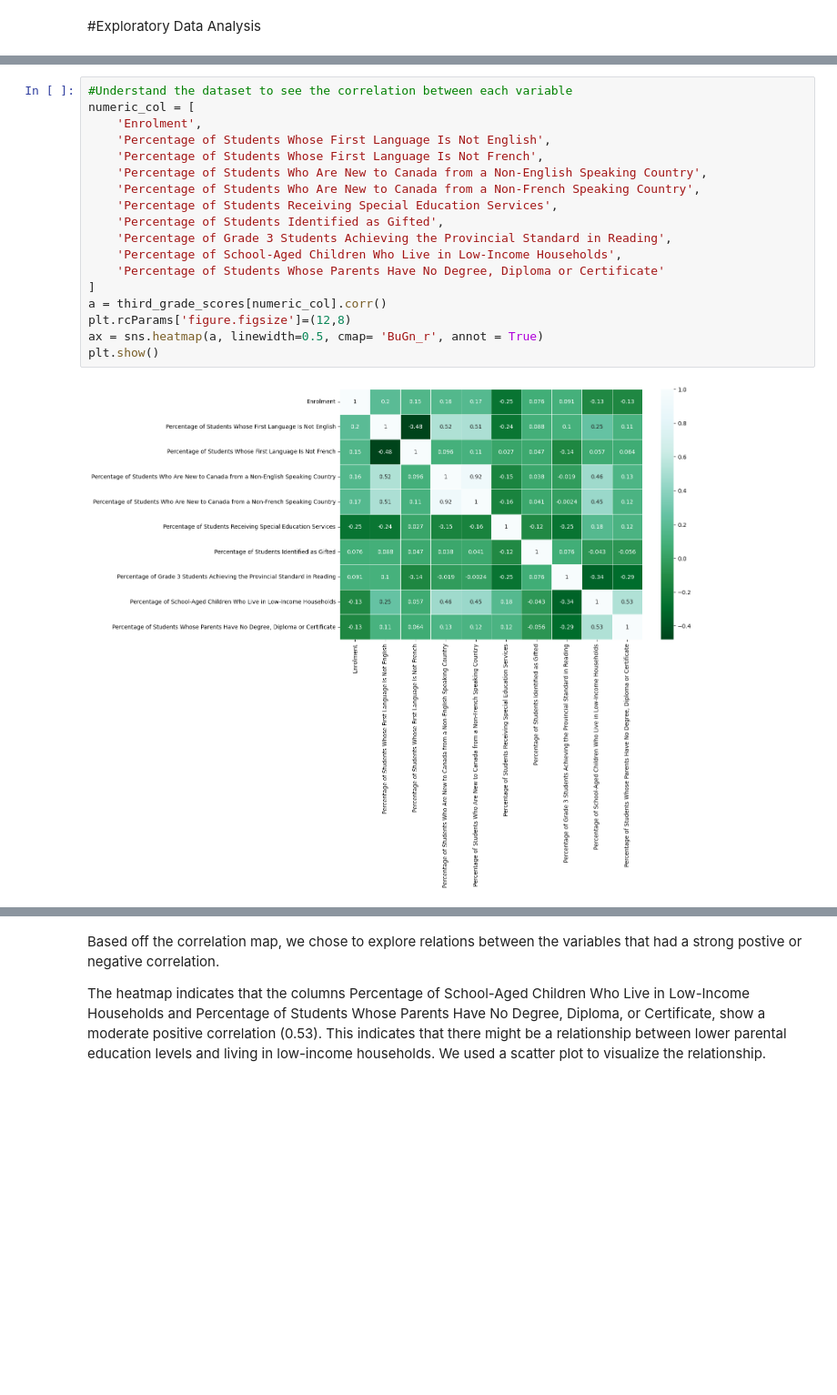
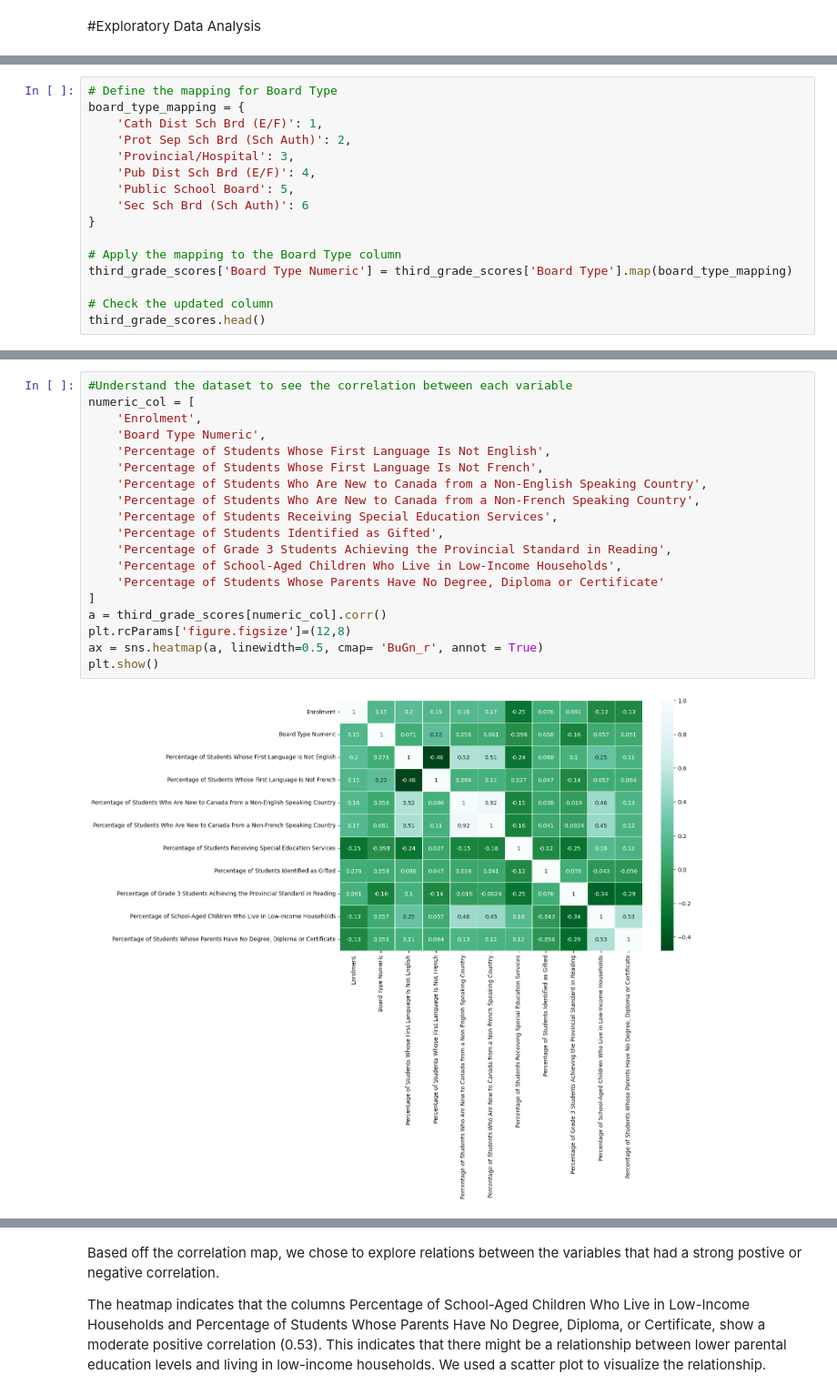
Before and after one commit to tea81/Final-Project, a Jupyter notebook: Final_Project.ipynb, the cells around one changed output, grey strips where cells are left out. Shown at 91% size. Drawn from its saved outputs; the diff is of its cells as text; blank space fills up the shorter version.

```diff
--- a/Final_Project.ipynb
+++ b/Final_Project.ipynb
@@ -329,0 +334,16 @@ Now that all expected columns are numeric let's perform Expolartory Data Anaylsi
+# %%
+# Define the mapping for Board Type
+board_type_mapping = {
+    'Cath Dist Sch Brd (E/F)': 1,
+    'Prot Sep Sch Brd (Sch Auth)': 2,
+    'Provincial/Hospital': 3,
+    'Pub Dist Sch Brd (E/F)': 4,
+    'Public School Board': 5,
+    'Sec Sch Brd (Sch Auth)': 6
+}
+
+# Apply the mapping to the Board Type column
+third_grade_scores['Board Type Numeric'] = third_grade_scores['Board Type'].map(board_type_mapping)
+
+# Check the updated column
+third_grade_scores.head()
@@ -348,20 +375,21 @@ Number of Rows and Columns:  (3356, 16)
 # %%
 #Understand the dataset to see the correlation between each variable
 numeric_col = [
     'Enrolment',
+    'Board Type Numeric',
     'Percentage of Students Whose First Language Is Not English',
     'Percentage of Students Whose First Language Is Not French',
     'Percentage of Students Who Are New to Canada from a Non-English Speaking Country',
     'Percentage of Students Who Are New to Canada from a Non-French Speaking Country',
     'Percentage of Students Receiving Special Education Services',
     'Percentage of Students Identified as Gifted',
     'Percentage of Grade 3 Students Achieving the Provincial Standard in Reading',
     'Percentage of School-Aged Children Who Live in Low-Income Households',
     'Percentage of Students Whose Parents Have No Degree, Diploma or Certificate'
 ]
 a = third_grade_scores[numeric_col].corr()
 plt.rcParams['figure.figsize']=(12,8)
 ax = sns.heatmap(a, linewidth=0.5, cmap= 'BuGn_r', annot = True)
 plt.show()
 # %% [output]
-[figure, old version]
+[figure, new version]
```
Also changed, not shown: parts of 35 cells of this notebook.
